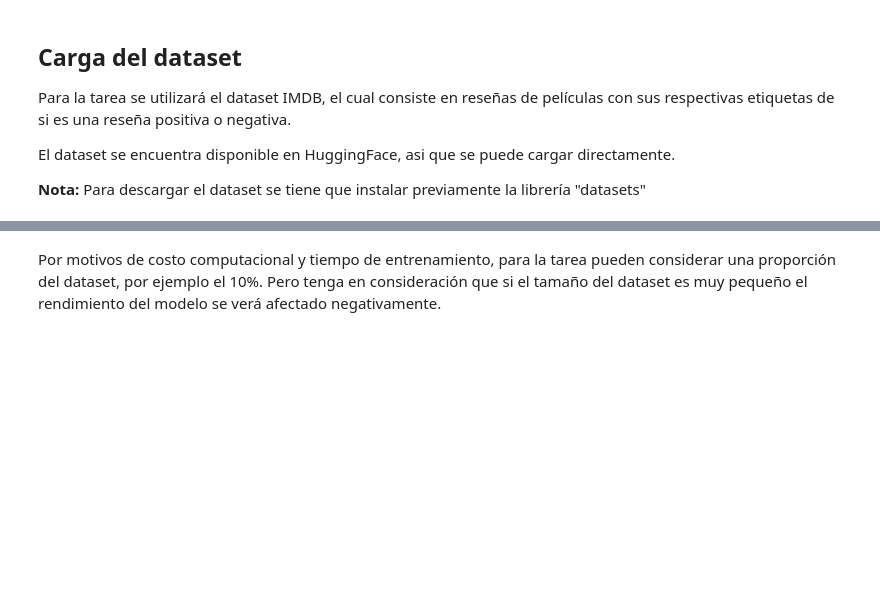
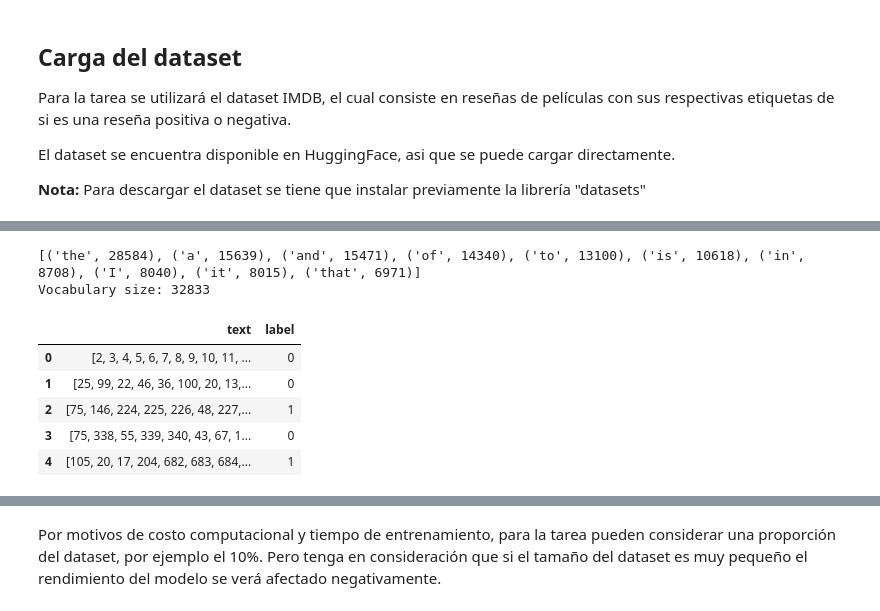
Before and after one commit to BrunoFarfan/DeepLearning, a Jupyter notebook: T2/T2_BrunoFarfan.ipynb, the cells around one changed output, grey strips where cells are left out. Saved outputs shown, nothing was run; the diff lists cells and outputs as text; code cells hidden in the pictures; blank space fills up the shorter version.

```diff
--- a/T2/T2_BrunoFarfan.ipynb
+++ b/T2/T2_BrunoFarfan.ipynb
@@ -78,0 +97,45 @@ dataset["train"]["label"][0]
+# %%
+# vocabulary
+from collections import Counter
+
+vocab = Counter()
+
+for text in token_data_train["text"]:
+    vocab.update(text)
+
+# most common words
+print(vocab.most_common(10))
+
+# vocab size
+vocabulary_size = len(vocab)
+num_embeddings = vocabulary_size + 2
+print(f"Vocabulary size: {vocabulary_size}")
+# %% [output]
+[('the', 28584), ('a', 15639), ('and', 15471), ('of', 14340), ('to', 13100), ('is', 10618), ('in', 8708), ('I', 8040), ('it', 8015), ('that', 6971)]
+Vocabulary size: 32833
+# %%
+# word to index
+word_to_index = {word: index for index, word in enumerate(vocab, 2)}
+word_to_index["<PAD>"] = 0
+word_to_index["<UNK>"] = 1
+
+# index to word
+index_to_word = {index: word for word, index in word_to_index.items()}
+index_to_word[0] = "<PAD>"
+index_to_word[1] = "<UNK>"
+
+# encode text
+def encode_text(text):
+    return [word_to_index.get(word, 1) for word in text]
+
+token_data_train["text"] = token_data_train["text"].apply(encode_text)
+token_data_test["text"] = token_data_test["text"].apply(encode_text)
+
+token_data_train.head()
+# %% [output]
+|  | text | label |
+| 0 | [2, 3, 4, 5, 6, 7, 8, 9, 10, 11, ... | 0 |
+| 1 | [25, 99, 22, 46, 36, 100, 20, 13,... | 0 |
+| 2 | [75, 146, 224, 225, 226, 48, 227,... | 1 |
+| 3 | [75, 338, 55, 339, 340, 43, 67, 1... | 0 |
+| 4 | [105, 20, 17, 204, 682, 683, 684,... | 1 |
```
Also changed, not shown: parts of 23 cells of this notebook.
